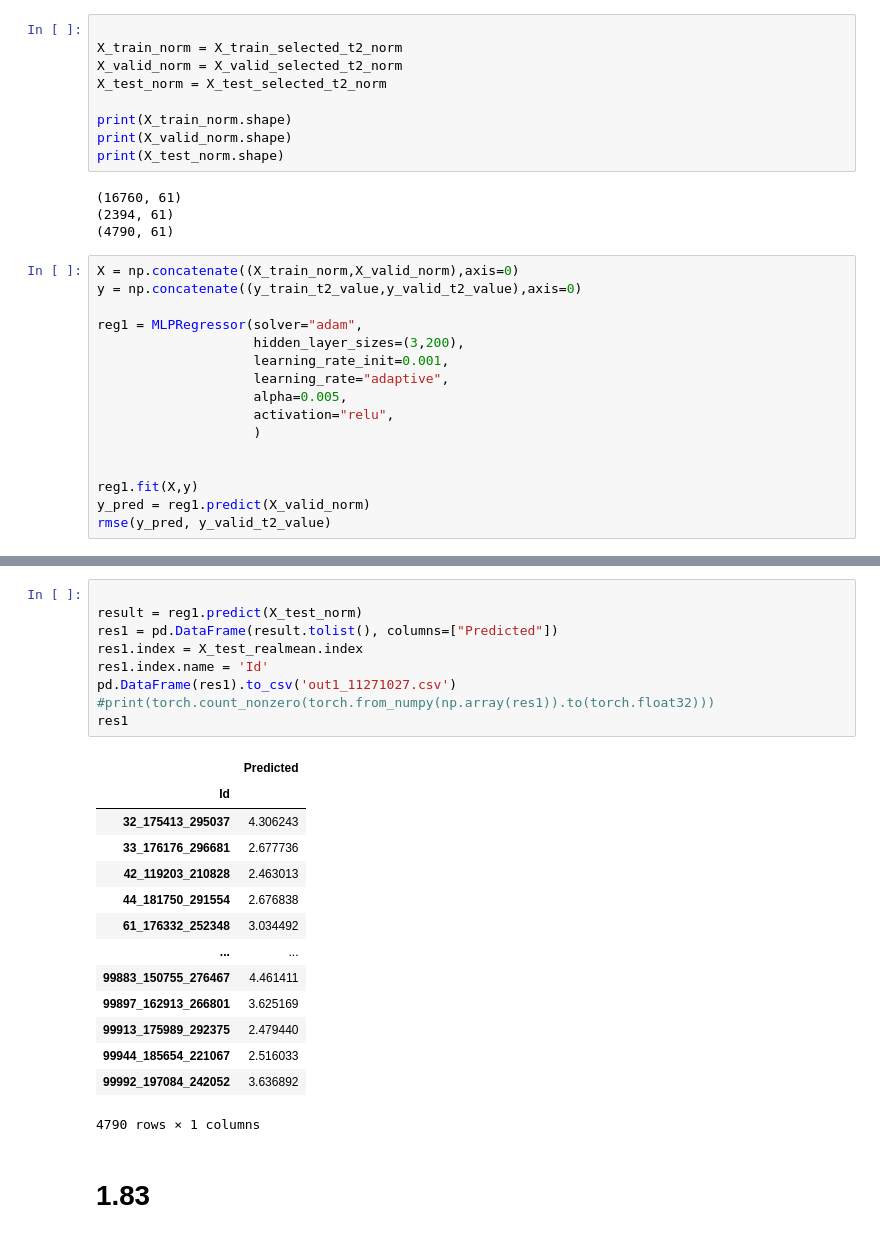
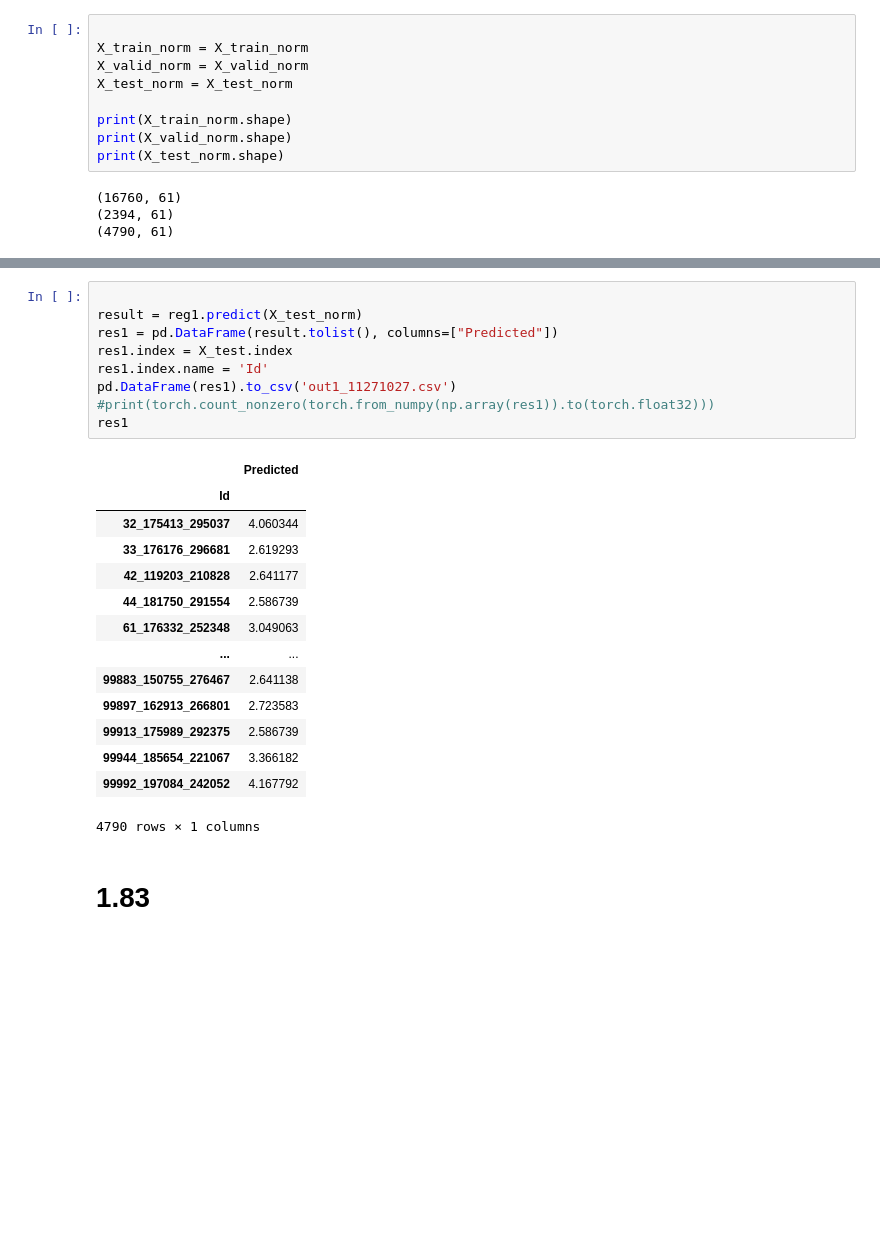
Before and after one commit to Justinfungi/Jebva-LOS-and-Mortality-Project-, a Jupyter notebook: Code/Jus/Untitled.ipynb, the cells around one changed output, grey strips where cells are left out. Saved outputs shown, nothing was run; the diff lists cells and outputs as text; blank space fills up the shorter version.

```diff
--- a/Code/Jus/Untitled.ipynb
+++ b/Code/Jus/Untitled.ipynb
@@ -27,9 +27,9 @@ when training, please use: 'y_train_t1_value,y_train_t2_value,y_valid_t1_value,y
 ************************************************************
 # %%
 
-X_train_norm = X_train_selected_t2_norm
-X_valid_norm = X_valid_selected_t2_norm
-X_test_norm = X_test_selected_t2_norm
+X_train_norm = X_train_norm
+X_valid_norm = X_valid_norm
+X_test_norm = X_test_norm
 
 print(X_train_norm.shape)
 print(X_valid_norm.shape)
@@ -38,19 +38,3 @@ print(X_test_norm.shape)
 (16760, 61)
 (2394, 61)
 (4790, 61)
-# %%
-X = np.concatenate((X_train_norm,X_valid_norm),axis=0)
-y = np.concatenate((y_train_t2_value,y_valid_t2_value),axis=0)
-
-reg1 = MLPRegressor(solver="adam",
-                    hidden_layer_sizes=(3,200),
-                    learning_rate_init=0.001,
-                    learning_rate="adaptive",
-                    alpha=0.005,
-                    activation="relu",
-                    )
-
-
-reg1.fit(X,y)
-y_pred = reg1.predict(X_valid_norm)
-rmse(y_pred, y_valid_t2_value)
@@ -59,26 +84,26 @@ rmse(y_pred, y_valid_t2_value)
 # %%
 
 result = reg1.predict(X_test_norm)
 res1 = pd.DataFrame(result.tolist(), columns=["Predicted"])
-res1.index = X_test_realmean.index
+res1.index = X_test.index
 res1.index.name = 'Id'
 pd.DataFrame(res1).to_csv('out1_11271027.csv')
 #print(torch.count_nonzero(torch.from_numpy(np.array(res1)).to(torch.float32)))
 res1
 # %% [output]
 |  | Predicted |
 | Id |  |
-| 32_175413_295037 | 4.306243 |
-| 33_176176_296681 | 2.677736 |
-| 42_119203_210828 | 2.463013 |
-| 44_181750_291554 | 2.676838 |
-| 61_176332_252348 | 3.034492 |
+| 32_175413_295037 | 4.060344 |
+| 33_176176_296681 | 2.619293 |
+| 42_119203_210828 | 2.641177 |
+| 44_181750_291554 | 2.586739 |
+| 61_176332_252348 | 3.049063 |
 | ... | ... |
-| 99883_150755_276467 | 4.461411 |
-| 99897_162913_266801 | 3.625169 |
-| 99913_175989_292375 | 2.479440 |
-| 99944_185654_221067 | 2.516033 |
-| 99992_197084_242052 | 3.636892 |
+| 99883_150755_276467 | 2.641138 |
+| 99897_162913_266801 | 2.723583 |
+| 99913_175989_292375 | 2.586739 |
+| 99944_185654_221067 | 3.366182 |
+| 99992_197084_242052 | 4.167792 |
 4790 rows × 1 columns
 # %% [markdown]
 # 1.83
```
Also changed, not shown: parts of 4 cells of this notebook, 5 other files.
